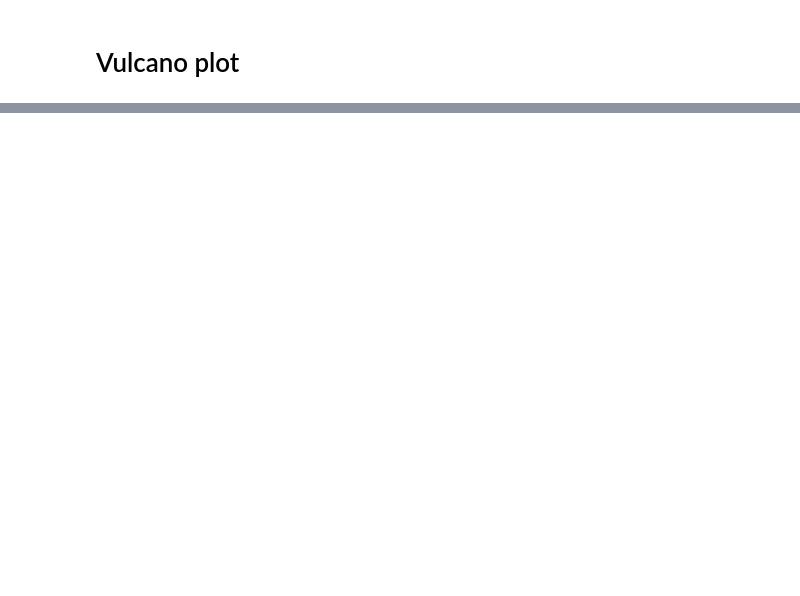
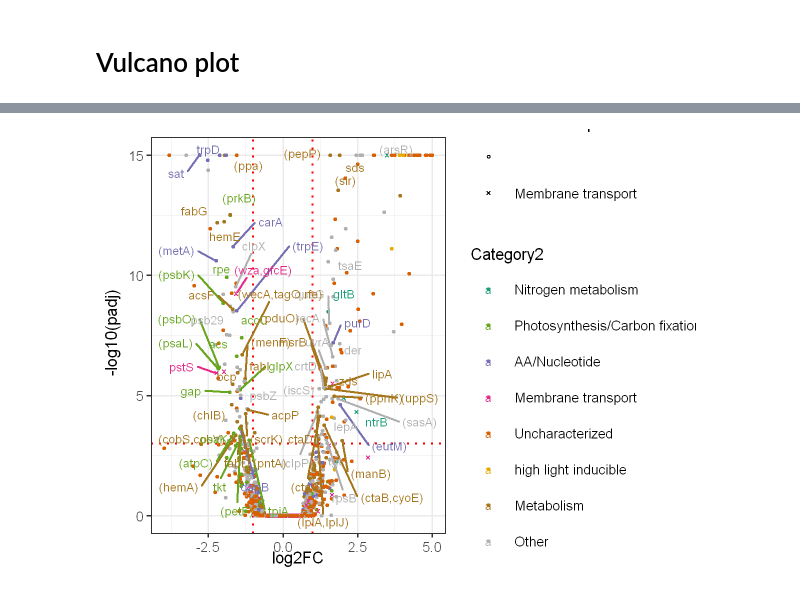
Before and after one commit to wosnat/CC1A3, a Jupyter notebook: Enrichment/CC1A3 MED4 figure long term.ipynb, the cells around one changed output, grey strips where cells are left out. Saved outputs shown, nothing was run; the diff lists cells and outputs as text; code cells hidden in the pictures; blank space fills up the shorter version.

```diff
--- a/Enrichment/CC1A3 MED4 figure long term.ipynb
+++ b/Enrichment/CC1A3 MED4 figure long term.ipynb
@@ -338,0 +448,33 @@ Warning message:
+# %%
+library(ggrepel)
+assay = 'RNA'
+
+
+ymax <- 15
+df_all$capped.log.padj <- pmin(df_all$log.padj, ymax)
+xmax <- 5
+df_all$capped.logFC <- pmin(df_all$logFC, xmax)
+
+
+df_labels = df_all %>%
+  filter(Assay == assay, abs(logFC) > 1, log.padj > 3, !is.na(gene), gene != '')
+
+# Use ggplot2 allows more flexibility in plotting
+df_all %>% filter(Assay == assay) %>%
+ggplot(aes(x = capped.logFC, y =capped.log.padj, color=Category2, fill=Category2, shape=Membrane.transport
+          )) +
+    geom_vline(xintercept = c(-1,1), colour = "red", linetype="dotted" ) + # Add fold change cutoffs
+    geom_hline(yintercept = 3, colour = "red", linetype="dotted" ) + # Add significance cutoffs
+    geom_point(size=0.5, stroke=0.5 )+
+    theme_bw(base_size = 8) + # change theme
+    #theme_bw() + # change theme
+    xlab(expression("log2FC")) + # x-axis label
+    ylab(expression(" -log10(padj)")) + # y-axis label
+    #geom_vline(xintercept = 0, colour = "black") + # Add 0 lines
+    scale_colour_manual(values = my.cols)+
+    scale_fill_manual(values = my.cols)+
+    scale_shape_manual(values = c(21,4)) +
+    geom_text_repel(data=df_labels,
+                    aes( capped.logFC, capped.log.padj ,label=gene), max.overlaps = Inf, size=2)  #+ # add gene label
+    #facet_wrap(~contrast, ncol=2)
+# %% [output]
@@ -338,0 +483 @@ Warning message:
+[figure, added]
```
Also changed, not shown: parts of 29 cells of this notebook, 13 other files.
